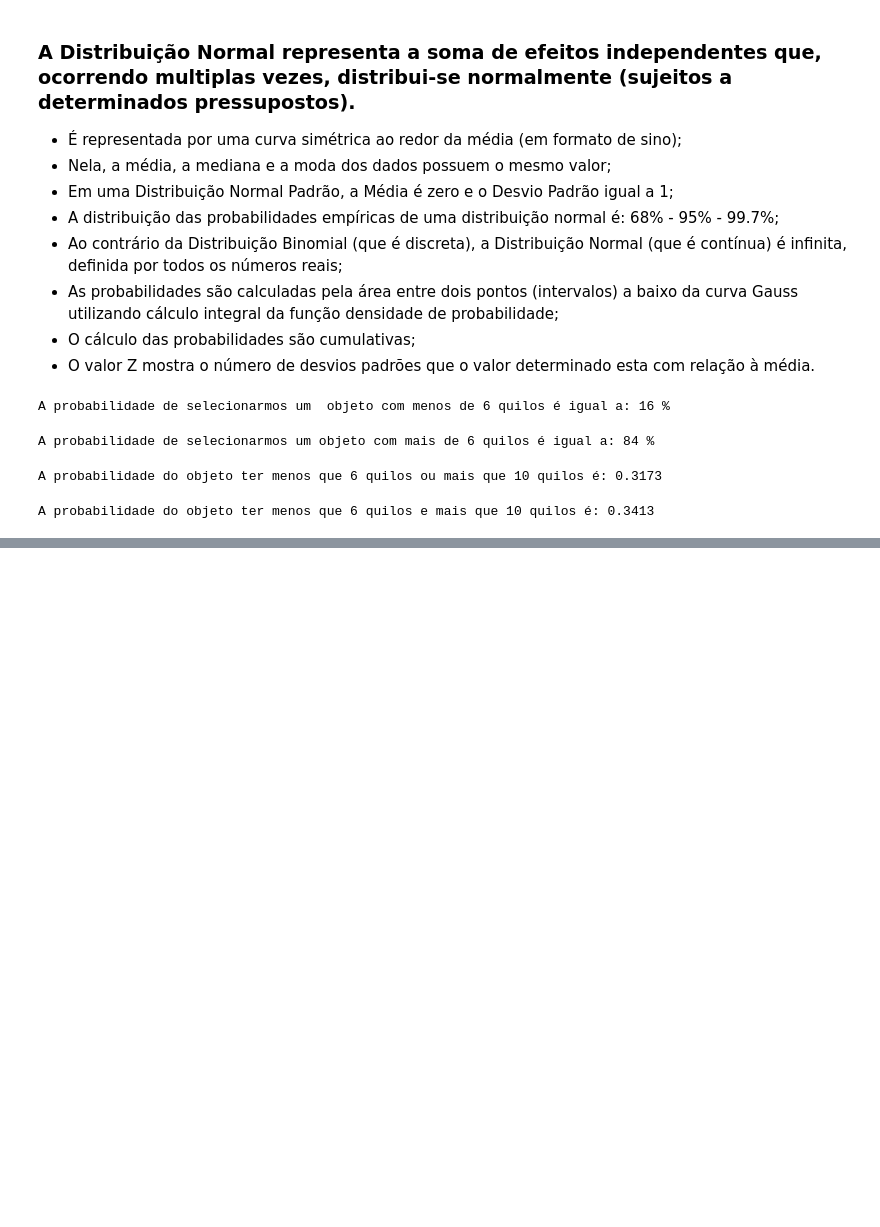
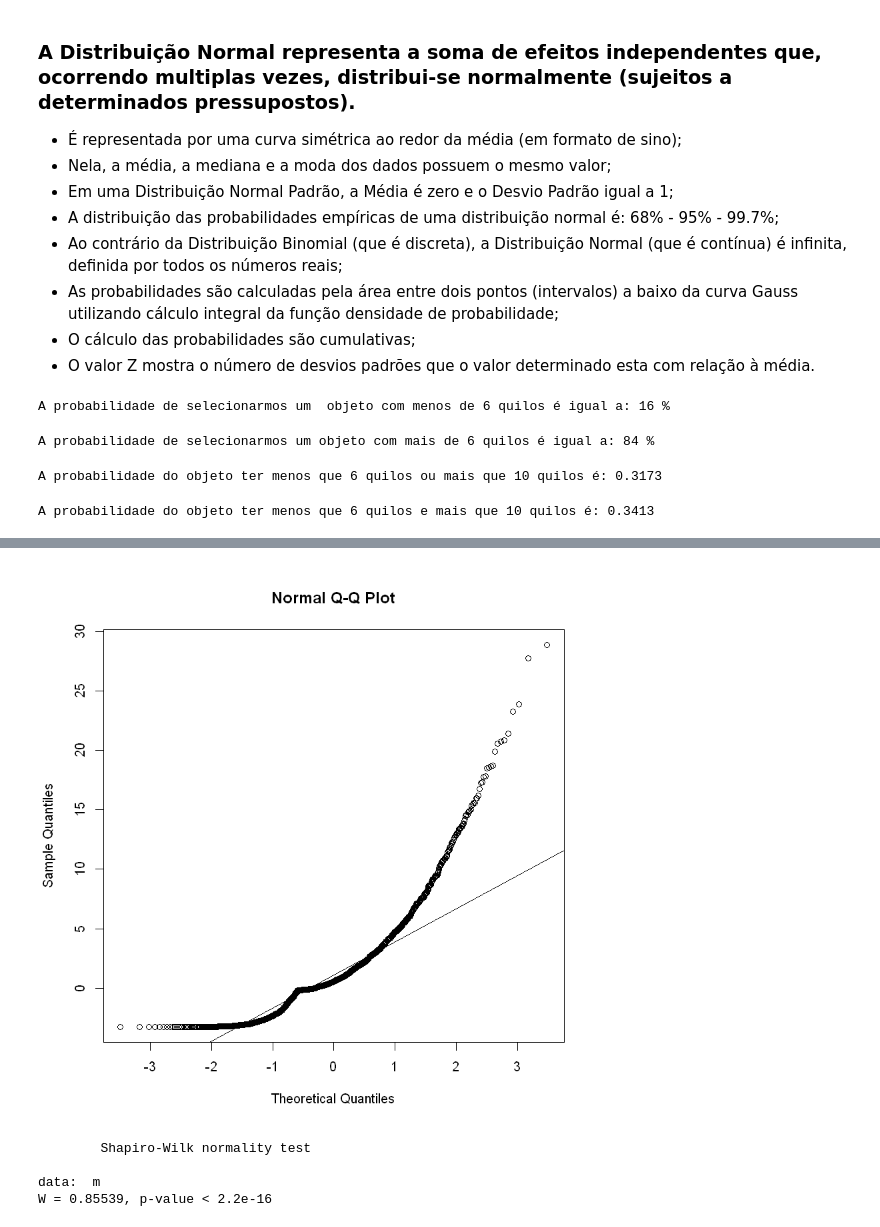
Before and after one commit to emariot/Estatistica_com_R_e_Python, a Jupyter notebook: R/Distribuição Binomial e Normal.ipynb, the cells around one changed output, grey strips where cells are left out. Saved outputs shown, nothing was run; the diff lists cells and outputs as text; code cells hidden in the pictures; blank space fills up the shorter version.

```diff
--- a/R/Distribuição Binomial e Normal.ipynb
+++ b/R/Distribuição Binomial e Normal.ipynb
@@ -109,0 +136,14 @@ W = 0.96781, p-value = 0.01507
+# %%
+m = mvrnonnorm(1000, c(1,2), matrix(c(10,2,2,5),2,2),
+              skewness=c(5,2), kurtosis = c(3,3))
+qqnorm(m)
+qqline(m)
+# %% [output]
+[figure, added]
+# %%
+shapiro.test(m)
+# %% [output]
+        Shapiro-Wilk normality test
+
+data:  m
+W = 0.85539, p-value < 2.2e-16
```
Also changed, not shown: parts of 5 cells of this notebook.
